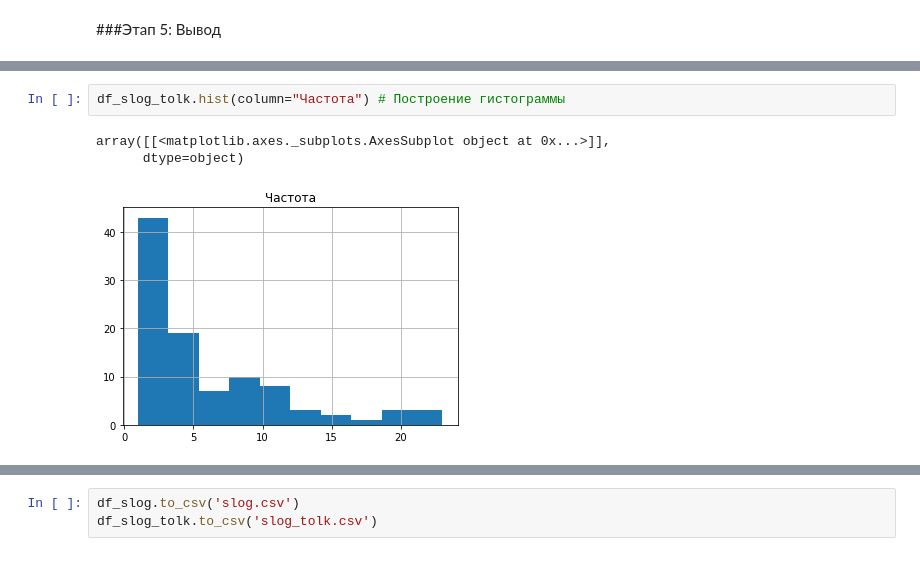
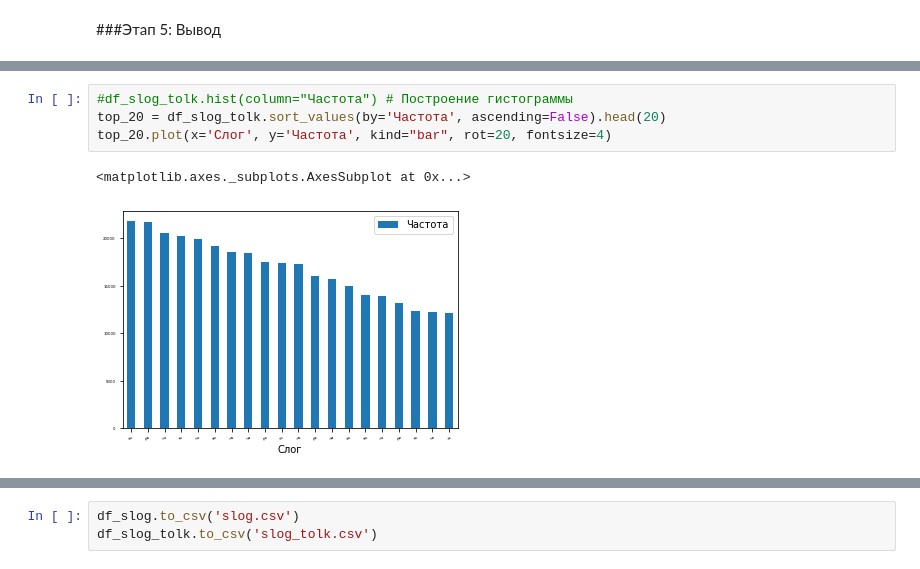
Before and after one commit to averkief/My_Date_Analytics, a Jupyter notebook: Popular_Russian_syllables.ipynb, the cells around one changed output, grey strips where cells are left out. Cells and saved outputs as stored; diff of their text form.

```diff
--- a/Popular_Russian_syllables.ipynb
+++ b/Popular_Russian_syllables.ipynb
@@ -280,6 +277,7 @@ df_slog_tolk.head()
-# %%
-df_slog_tolk.hist(column="Частота") # Построение гистограммы
-# %% [output]
-array([[<matplotlib.axes._subplots.AxesSubplot object at 0x...>]],
-      dtype=object)
-[figure, removed]
+# %%
+#df_slog_tolk.hist(column="Частота") # Построение гистограммы
+top_20 = df_slog_tolk.sort_values(by='Частота', ascending=False).head(20)
+top_20.plot(x='Слог', y='Частота', kind="bar", rot=20, fontsize=4)
+# %% [output]
+<matplotlib.axes._subplots.AxesSubplot at 0x...>
+[figure, added]
```
Also changed, not shown: parts of 13 cells of this notebook.
